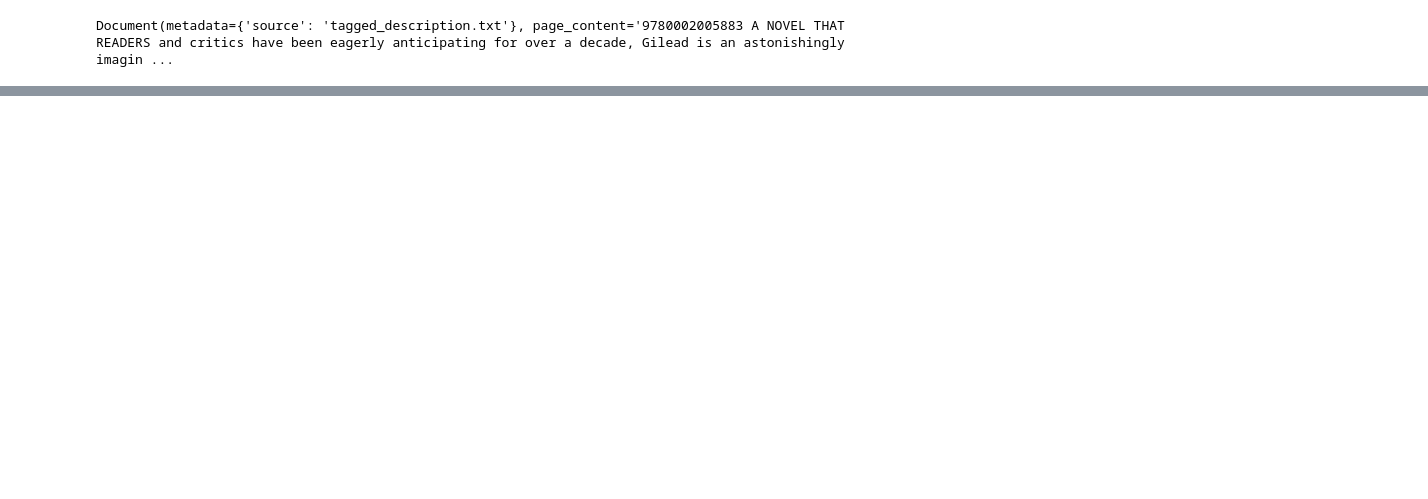
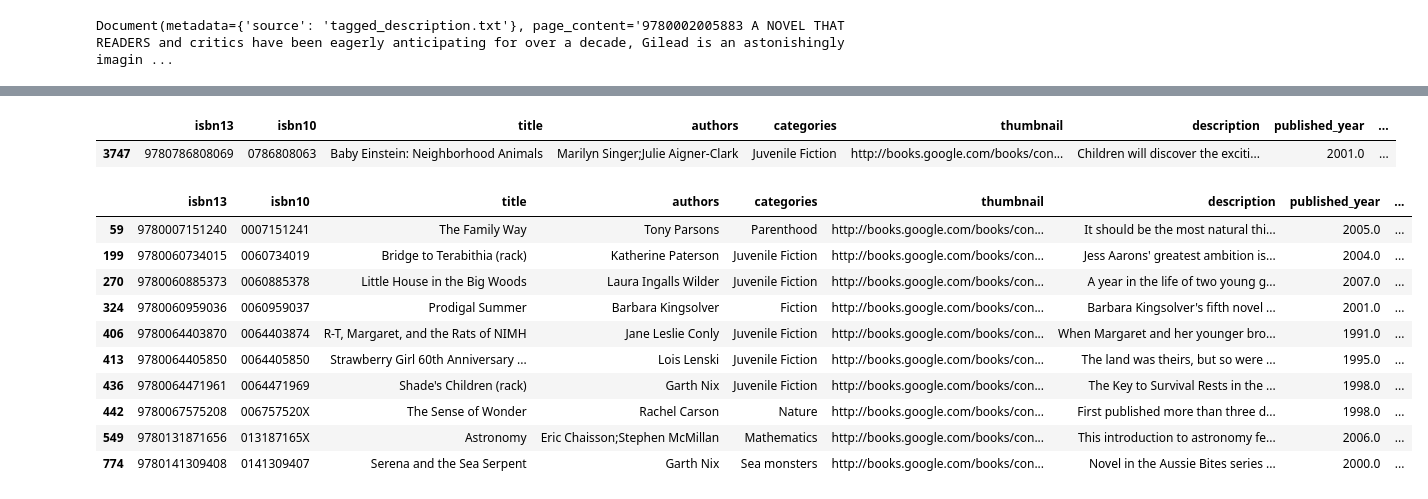
Before and after one commit to drakata27/book-recommender, a Jupyter notebook: vector-search.ipynb, the cells around one changed output, grey strips where cells are left out. Cells and saved outputs as stored; diff of their text form; code cells hidden in the pictures; blank space fills up the shorter version.

Commit message:
finished vector search

```diff
--- a/vector-search.ipynb
+++ b/vector-search.ipynb
@@ -62,6 +69,21 @@ documents[0]
 # %% [output]
 Document(metadata={'source': 'tagged_description.txt'}, page_content='9780002005883 A NOVEL THAT READERS and critics have been eagerly anticipating for over a decade, Gilead is an astonishingly imagin ...
 # %%
-db_books = Chroma.from_documents(
-    documents,
-    embedding=GoogleGenerativeAIEmbeddings())
+# embedding = GoogleGenerativeAIEmbeddings(model="models/gemini-embedding-001")
+embedding = JinaEmbeddings(model="jina-embeddings-v2-base-en")
+
+# db_books = Chroma.from_documents(
+#     documents,
+#     embedding=embedding)
+db_books = None
+batch_size = 512  # Jina API limit
+
+for i in range(0, len(documents), batch_size):
+    batch = documents[i : i + batch_size]
+    if db_books is None:
+        db_books = Chroma.from_documents(batch, embedding=embedding)
+    else:
+        db_books.add_documents(batch)
+    print(f"✅ Embedded batch {i//batch_size + 1} ({len(batch)} docs)")
+
+print(f"\n🎉 Finished creating vector DB with {len(documents)} chunks!")
@@ -67,0 +99,4 @@ db_books = Chroma.from_documents(
+# %%
+query = "A book about to teach children about nature"
+docs = db_books.similarity_search(query, k=10)
+docs
@@ -67,0 +114,32 @@ db_books = Chroma.from_documents(
+# %%
+books[books["isbn13"] == int(docs[0].page_content.split()[0].strip())]
+# %% [output]
+|  | isbn13 | isbn10 | title | authors | categories | thumbnail | description | published_year | ... |
+| 3747 | 9780786808069 | 0786808063 | Baby Einstein: Neighborhood Animals | Marilyn Singer;Julie Aigner-Clark | Juvenile Fiction | http://books.google.com/books/con... | Children will discover the exciti... | 2001.0 | ... |
+# %%
+def retrieve_semantic_recommendations(
+        query: str,
+        top_k: int = 10,
+) -> pd.DataFrame:
+    recs = db_books.similarity_search(query, k = 50)
+
+    books_list = []
+
+    for i in range(len(recs)):
+        books_list += [int(recs[i].page_content.strip('"').split()[0])]
+
+    return books[books["isbn13"].isin(books_list)].head(top_k)
+# %%
+retrieve_semantic_recommendations(query)
+# %% [output]
+|  | isbn13 | isbn10 | title | authors | categories | thumbnail | description | published_year | ... |
+| 59 | 9780007151240 | 0007151241 | The Family Way | Tony Parsons | Parenthood | http://books.google.com/books/con... | It should be the most natural thi... | 2005.0 | ... |
+| 199 | 9780060734015 | 0060734019 | Bridge to Terabithia (rack) | Katherine Paterson | Juvenile Fiction | http://books.google.com/books/con... | Jess Aarons' greatest ambition is... | 2004.0 | ... |
+| 270 | 9780060885373 | 0060885378 | Little House in the Big Woods | Laura Ingalls Wilder | Juvenile Fiction | http://books.google.com/books/con... | A year in the life of two young g... | 2007.0 | ... |
+| 324 | 9780060959036 | 0060959037 | Prodigal Summer | Barbara Kingsolver | Fiction | http://books.google.com/books/con... | Barbara Kingsolver's fifth novel ... | 2001.0 | ... |
+| 406 | 9780064403870 | 0064403874 | R-T, Margaret, and the Rats of NIMH | Jane Leslie Conly | Juvenile Fiction | http://books.google.com/books/con... | When Margaret and her younger bro... | 1991.0 | ... |
+| 413 | 9780064405850 | 0064405850 | Strawberry Girl 60th Anniversary ... | Lois Lenski | Juvenile Fiction | http://books.google.com/books/con... | The land was theirs, but so were ... | 1995.0 | ... |
+| 436 | 9780064471961 | 0064471969 | Shade's Children (rack) | Garth Nix | Juvenile Fiction | http://books.google.com/books/con... | The Key to Survival Rests in the ... | 1998.0 | ... |
+| 442 | 9780067575208 | 006757520X | The Sense of Wonder | Rachel Carson | Nature | http://books.google.com/books/con... | First published more than three d... | 1998.0 | ... |
+| 549 | 9780131871656 | 013187165X | Astronomy | Eric Chaisson;Stephen McMillan | Mathematics | http://books.google.com/books/con... | This introduction to astronomy fe... | 2006.0 | ... |
+| 774 | 9780141309408 | 0141309407 | Serena and the Sea Serpent | Garth Nix | Sea monsters | http://books.google.com/books/con... | Novel in the Aussie Bites series ... | 2000.0 | ... |
```
Also changed, not shown: parts of 4 cells of this notebook.
